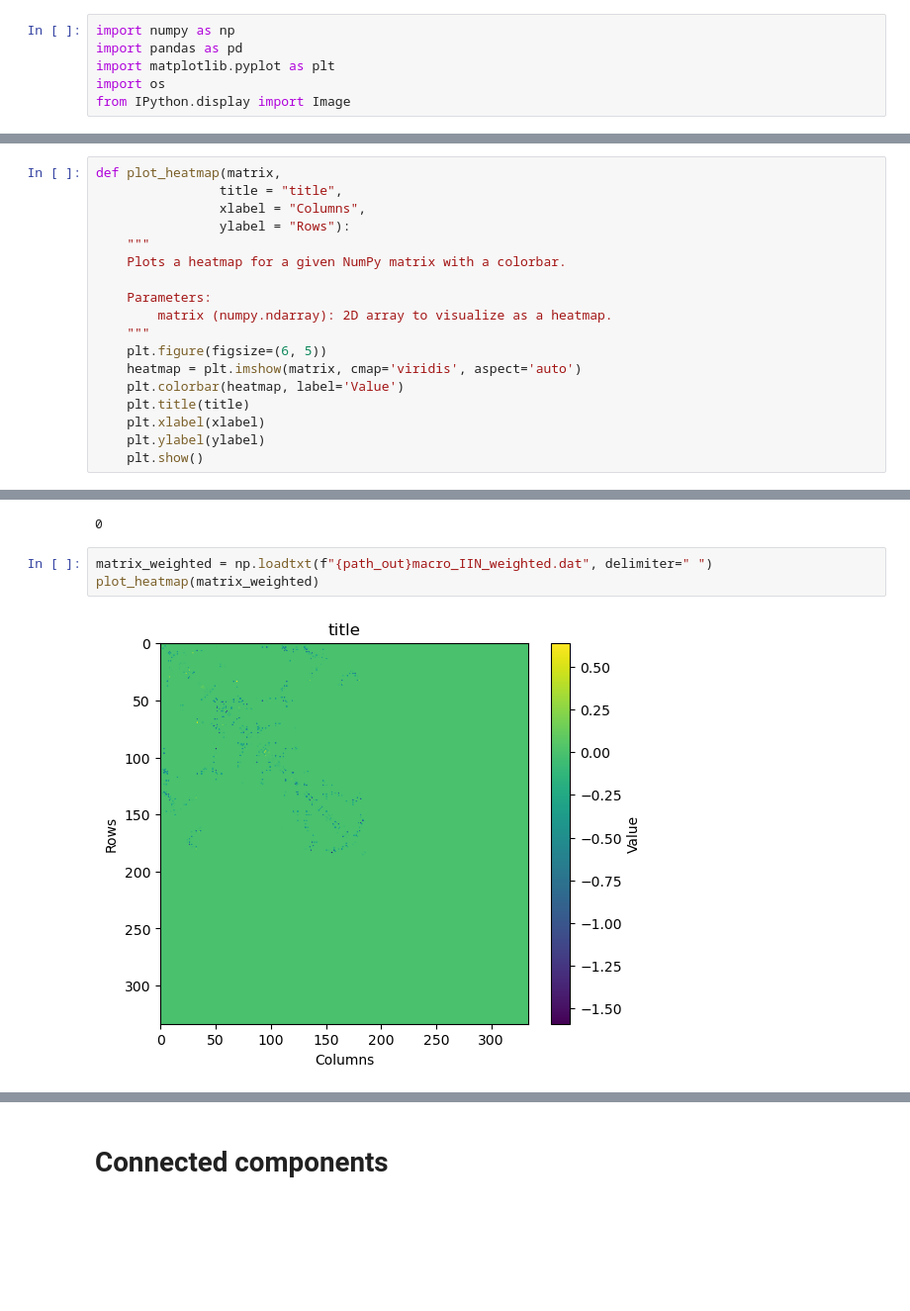
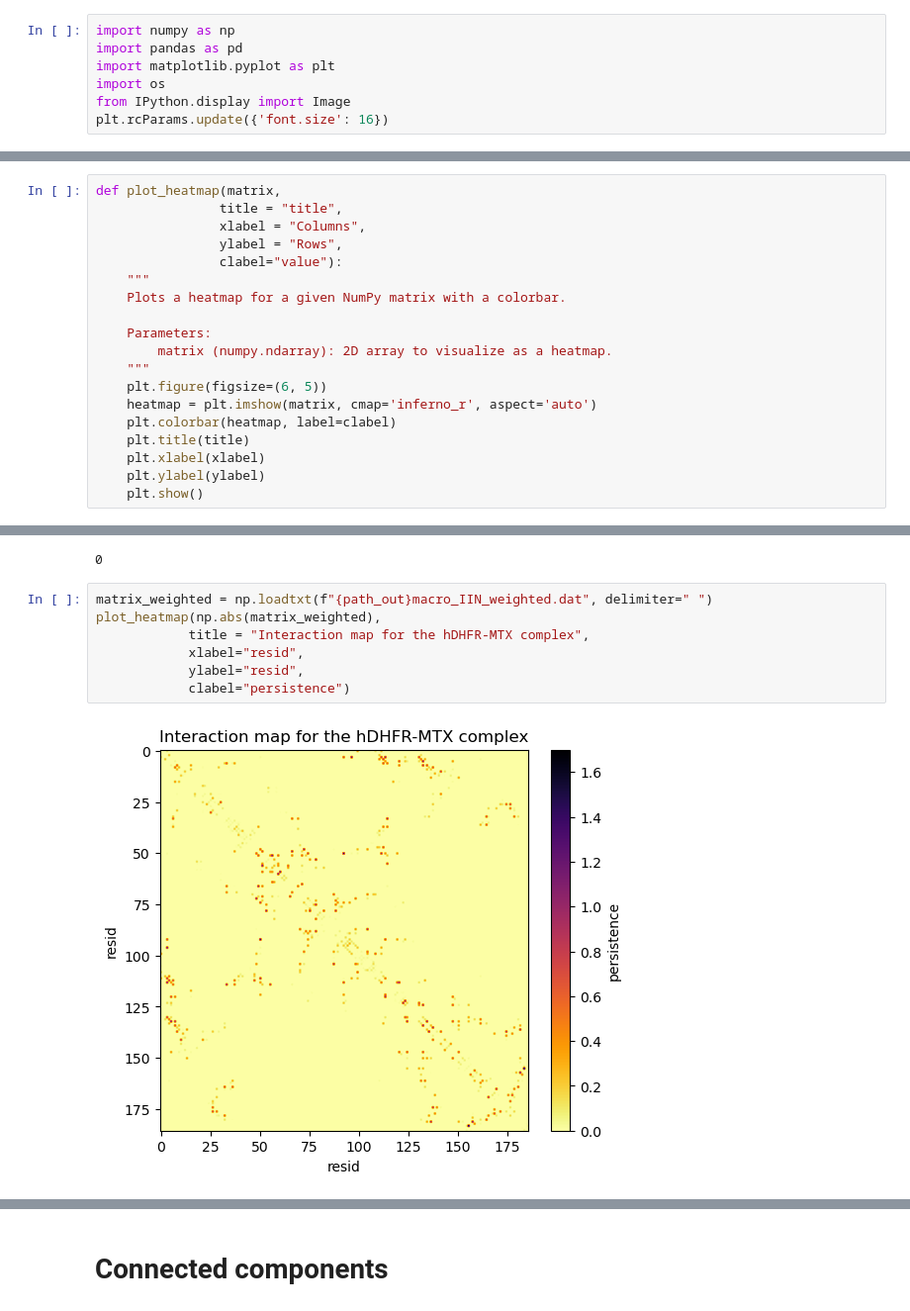
Before and after one commit to gac-uni/cbp_final2, a Jupyter notebook: notebooks/mtx/pyinteraph.ipynb, the cells around one changed output, grey strips where cells are left out. Shown at 99% size. Saved outputs shown, nothing was run; the diff lists cells and outputs as text; blank space fills up the shorter version.

```diff
--- a/notebooks/mtx/pyinteraph.ipynb
+++ b/notebooks/mtx/pyinteraph.ipynb
@@ -4,4 +4,5 @@ import pandas as pd
 import matplotlib.pyplot as plt
 import os
 from IPython.display import Image
+plt.rcParams.update({'font.size': 16})
 # %%
@@ -14,7 +15,8 @@ path_pdb = "/home/giacomo/comp_bio/cbp_final/data_3eig/00_external/pdb_3EIG.pdb"
 def plot_heatmap(matrix,
                 title = "title",
                 xlabel = "Columns",
-                ylabel = "Rows"):
+                ylabel = "Rows",
+                clabel="value"):
     """
     Plots a heatmap for a given NumPy matrix with a colorbar.
 
@@ -22,8 +24,8 @@ def plot_heatmap(matrix,
         matrix (numpy.ndarray): 2D array to visualize as a heatmap.
     """
     plt.figure(figsize=(6, 5))
-    heatmap = plt.imshow(matrix, cmap='viridis', aspect='auto')
-    plt.colorbar(heatmap, label='Value')
+    heatmap = plt.imshow(matrix, cmap='inferno_r', aspect='auto')
+    plt.colorbar(heatmap, label=clabel)
     plt.title(title)
     plt.xlabel(xlabel)
     plt.ylabel(ylabel)
@@ -284,6 +284,10 @@ os.system(f" filter_graph -d {path_out}hb-graph_filtered.dat -d {path_out}hc-gra
 0
 # %%
 matrix_weighted = np.loadtxt(f"{path_out}macro_IIN_weighted.dat", delimiter=" ")
-plot_heatmap(matrix_weighted)
+plot_heatmap(np.abs(matrix_weighted),
+            title = "Interaction map for the hDHFR-MTX complex",
+            xlabel="resid",
+            ylabel="resid",
+            clabel="persistence")
 # %% [output]
-[figure, old version]
+[figure, new version]
```
Also changed, not shown: parts of 14 cells of this notebook, 11 other files.
